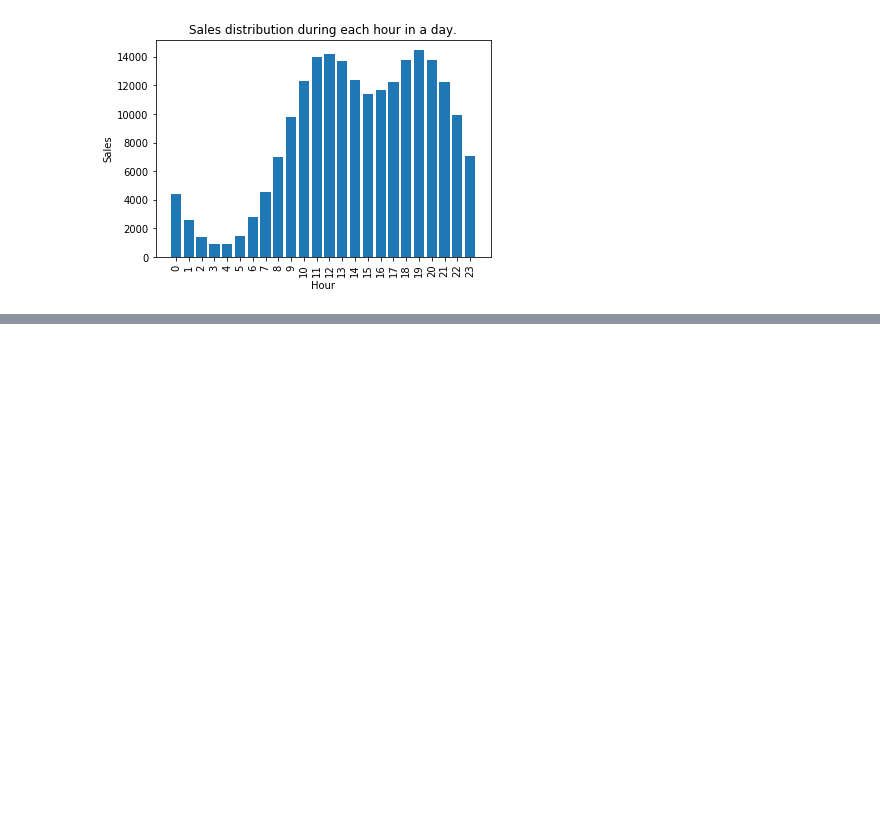
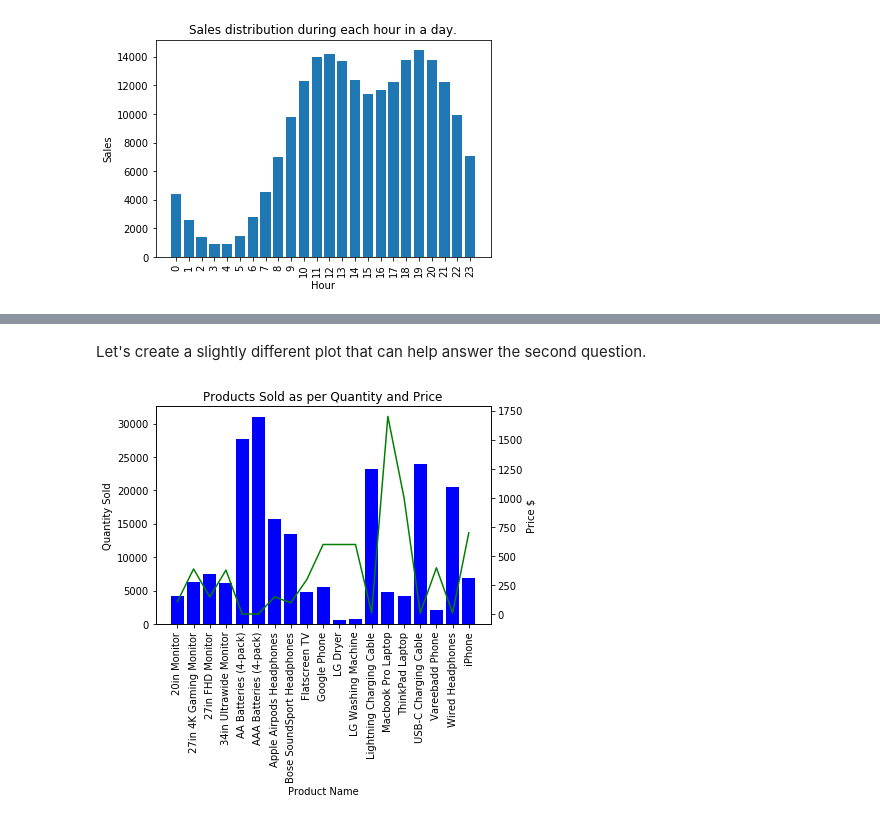
Before and after one commit to mbadamve/pandas-data-analysis, a Jupyter notebook: Pandas-Data-Analysis.ipynb, the cells around one changed output, grey strips where cells are left out. Saved outputs shown, nothing was run; the diff lists cells and outputs as text; code cells hidden in the pictures; blank space fills up the shorter version.

```diff
--- a/Pandas-Data-Analysis.ipynb
+++ b/Pandas-Data-Analysis.ipynb
@@ -555,0 +557,20 @@ all_data_indexed.groupby('ID')
+# %% [markdown]
+Let's create a slightly different plot that can help answer the second question.
+# %%
+fig, ax = plt.subplots()
+
+prices = all_data_indexed.groupby('Product').agg(np.mean)['Price Each']
+ax2 = ax.twinx()
+
+ax.bar(product_sales.index, product_sales, color='b')
+ax2.plot(product_sales.index, prices, color='g')
+
+ax.set_xlabel('Product Name')
+ax.set_ylabel('Quantity Sold')
+ax2.set_ylabel('Price $')
+ax.set_xticklabels(product_sales.index, rotation=90)
+plt.title('Products Sold as per Quantity and Price')
+
+plt.show()
+# %% [output]
+[figure, added]
```
Also changed, not shown: parts of 7 cells of this notebook.
